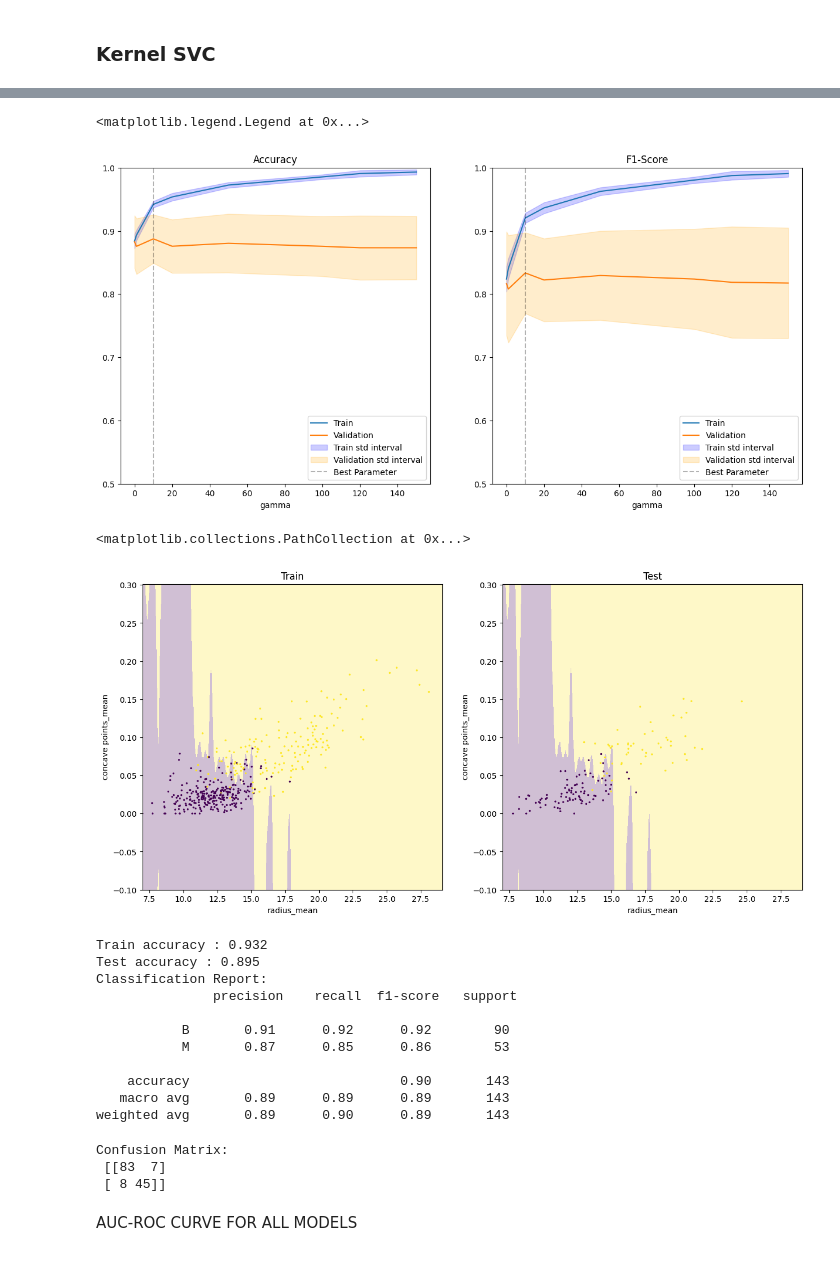
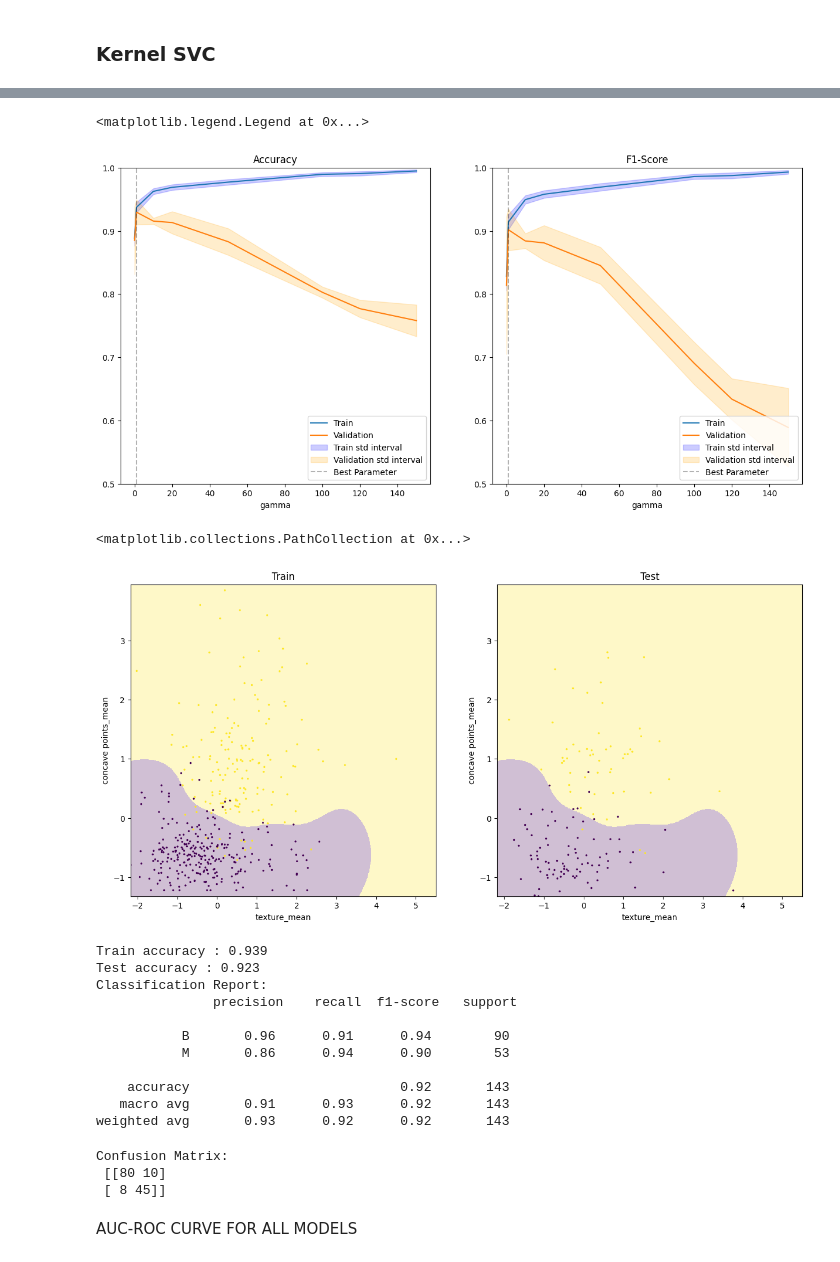
Before and after one commit to LeonardoMicheluz/progettoHealth, a Jupyter notebook: index_Micheluz.ipynb, the cells around one changed output, grey strips where cells are left out. Saved outputs shown, nothing was run; the diff lists cells and outputs as text; code cells hidden in the pictures.

```diff
--- a/index_Micheluz.ipynb
+++ b/index_Micheluz.ipynb
@@ -187,0 +193,14 @@ The sample size is sufficient for the logistic regression model
+# %%
+# odds ratio evaluation for features selection
+scaler = StandardScaler()
+important_features = [
+  "radius_mean",
+  "texture_mean",
+  "compactness_mean",
+  "concave points_mean",
+]
+
+for feature in important_features:
+  lr = LogisticRegression()
+  lr = lr.fit(scaler.fit_transform(train[[feature]]), train['diagnosis'])
+  print(f"{feature} OR: {np.exp(lr.coef_[0][0]):.3f}")
@@ -188,13 +212,14 @@ The sample size is sufficient for the logistic regression model
 # %%
-# Split data into train, test and validation
-train, test = train_test_split(data, test_size=0.25, random_state=rs)
-
+# feature_1 = "radius_mean"
+# feature_2 = "concave points_mean"
+feature_1 = "texture_mean"
+feature_2 = "concave points_mean"
 # Separate the features and target variable for training
-X_train = train[['radius_mean', 'concave points_mean']]
+X_train = pd.DataFrame(scaler.fit_transform(train[[feature_1, feature_2]]), columns=[feature_1, feature_2])
 y_train = train['diagnosis']
 
 # Separate the features and target variable for testing
-X_test = test[['radius_mean', 'concave points_mean']]
+X_test = pd.DataFrame(scaler.fit_transform(test[[feature_1, feature_2]]), columns=[feature_1, feature_2])
 y_test = test['diagnosis']
 # %% [markdown]
 #### Logistic Regression
@@ -644,7 +680,7 @@ Confusion Matrix:
 # %%
 knn_parameters = {
   "kernel" : ["rbf"],
-  "C" : [25],
+  "C" : [5],
   "gamma" : [0.001, 1, 10, 20, 50, 100, 120, 150],
   "random_state" : [rs],
   "probability" : [True]
@@ -706,15 +726,14 @@ ax[0].legend(loc="lower right")
 ax[1].legend(loc="lower right")
 # %% [output]
 <matplotlib.legend.Legend at 0x...>
-[figure, old version]
+[figure, new version]
 # %%
-# selecting C=50
 ksvc = ksvc_search.best_estimator_
 
 # Create a mesh to plot the decision boundary
 _, ax = plt.subplots(1,2, figsize=(15,7))
-x_min, x_max = X_train.loc[:, 'radius_mean'].min(), X_train.loc[:, 'radius_mean'].max() + 1
-y_min, y_max = X_train.loc[:, 'concave points_mean'].min() - 0.1, X_train.loc[:, 'concave points_mean'].max() + 0.1
+x_min, x_max = X_train[feature_1].min(), X_train[feature_1].max() + 1
+y_min, y_max = X_train[feature_2].min() - 0.1, X_train[feature_2].max() + 0.1
 ax[0].set(xlim=(x_min, x_max), ylim=(y_min, y_max))
 ax[1].set(xlim=(x_min, x_max), ylim=(y_min, y_max))
 
@@ -722,38 +741,38 @@ DecisionBoundaryDisplay.from_estimator(
   estimator=ksvc,
   X=X_train,
   ax=ax[0],
   response_method="predict",
   plot_method='pcolormesh',
   alpha=0.25,
   grid_resolution=1000
 )
 ax[0].set_title("Train")
 ax[0].scatter(
-  X_train.loc[:, 'radius_mean'],
-  X_train.loc[:, 'concave points_mean'],
+  X_train[feature_1],
+  X_train[feature_2],
   s=2,
   c=y_train,
 )
 
 DecisionBoundaryDisplay.from_estimator(
   estimator=ksvc,
   X=X_train,
   ax=ax[1],
   response_method="predict",
   plot_method='pcolormesh',
   alpha=0.25,
   grid_resolution=1000
 )
 ax[1].set_title("Test")
 ax[1].scatter(
-  X_test.loc[:, 'radius_mean'],
-  X_test.loc[:, 'concave points_mean'],
+  X_test[feature_1],
+  X_test[feature_2],
   s=2,
   c=y_test,
 )
 # %% [output]
 <matplotlib.collections.PathCollection at 0x...>
-[figure, old version]
+[figure, new version]
 # %%
 # Evaluating the model
 
@@ -764,24 +783,24 @@ print(f"Test accuracy : {ksvc.score(X_test, y_test):.3f}")
 report = classification_report(y_test, ksvc_test_predictions, target_names=["B", "M"])
 print("Classification Report:\n", report)
 # %% [output]
-Train accuracy : 0.932
-Test accuracy : 0.895
+Train accuracy : 0.939
+Test accuracy : 0.923
 Classification Report:
                precision    recall  f1-score   support
 
-           B       0.91      0.92      0.92        90
-           M       0.87      0.85      0.86        53
+           B       0.96      0.91      0.94        90
+           M       0.86      0.94      0.90        53
 
-    accuracy                           0.90       143
-   macro avg       0.89      0.89      0.89       143
-weighted avg       0.89      0.90      0.89       143
+    accuracy                           0.92       143
+   macro avg       0.91      0.93      0.92       143
+weighted avg       0.93      0.92      0.92       143
 # %%
 # Confusion Matrix
 conf_matrix_ksvc = confusion_matrix(y_test, ksvc_test_predictions)
 print("Confusion Matrix:\n", conf_matrix_ksvc)
 # %% [output]
 Confusion Matrix:
- [[83  7]
+ [[80 10]
  [ 8 45]]
 # %% [markdown]
 AUC-ROC CURVE FOR ALL MODELS
```
Also changed, not shown: parts of 26 cells of this notebook.
